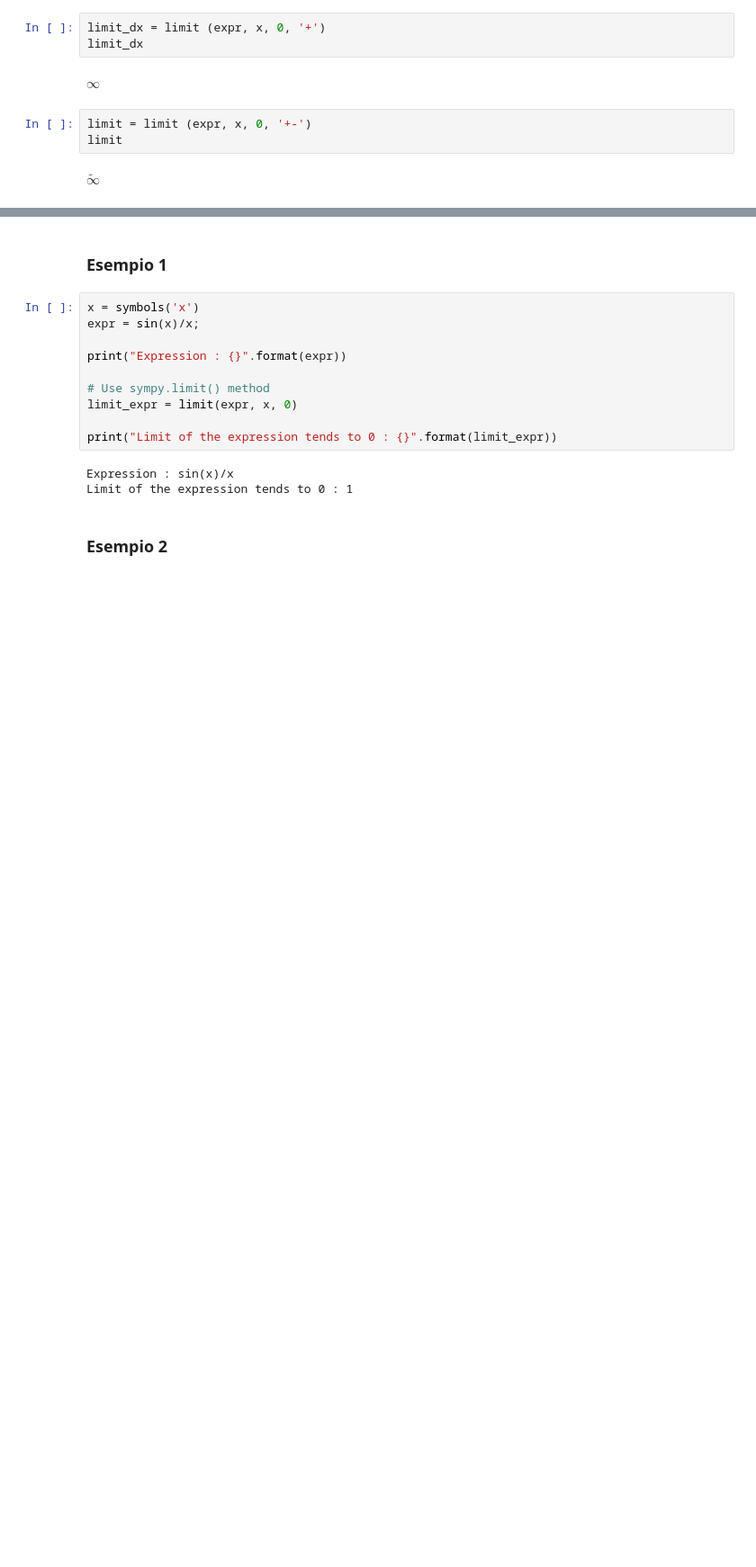
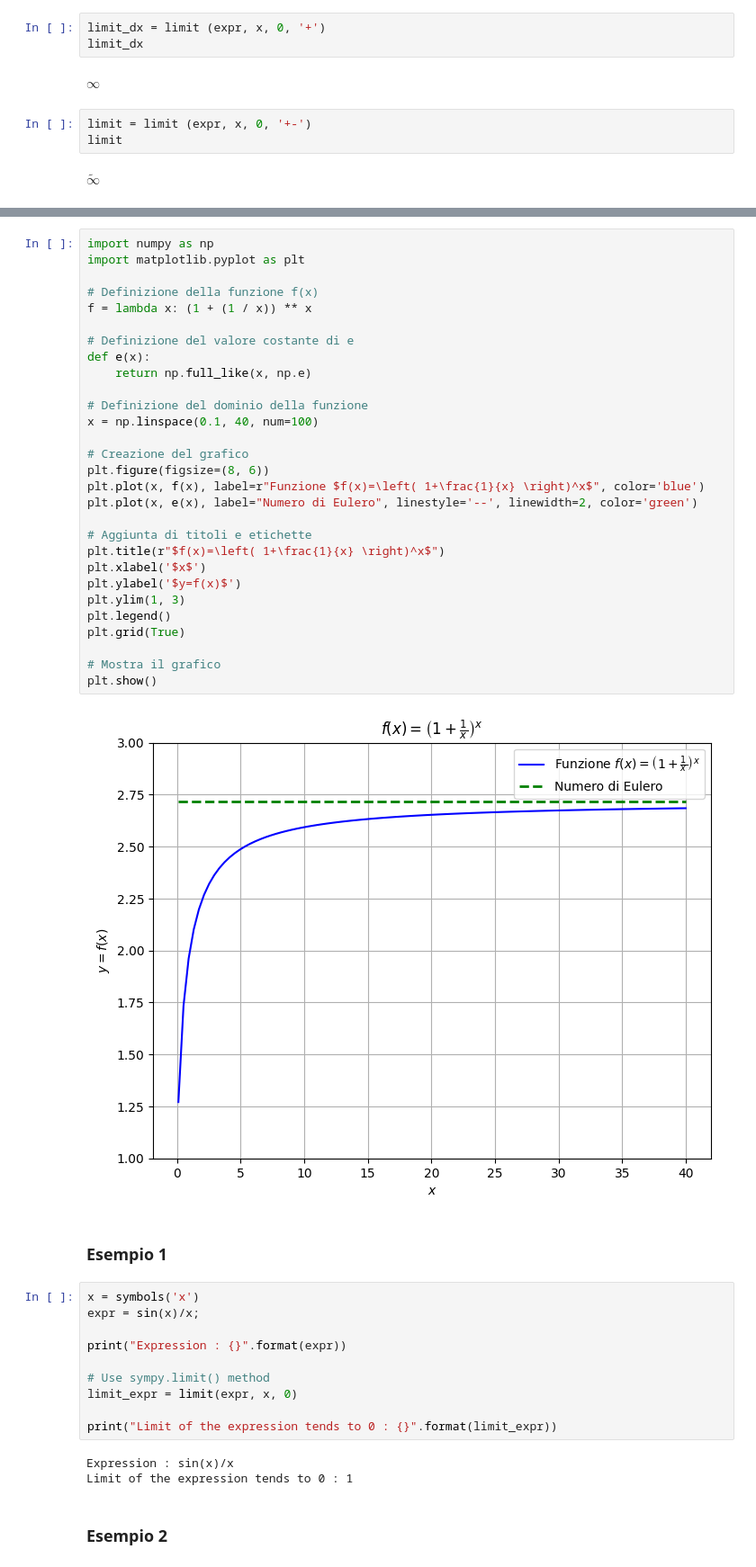
Before and after one commit to gianlukas/modellazioneSistIng, a Jupyter notebook: 3_1_Limiti_NOsoluzione.ipynb, the cells around one changed output, grey strips where cells are left out. Shown: that part at 90% size. Saved outputs shown, nothing was run; the diff lists cells and outputs as text; blank space fills up the shorter version.

```diff
--- a/3_1_Limiti_NOsoluzione.ipynb
+++ b/3_1_Limiti_NOsoluzione.ipynb
@@ -96,3 +105,34 @@ $\displaystyle \tilde{\infty}$
+# %%
+import numpy as np
+import matplotlib.pyplot as plt
+
+# Definizione della funzione f(x)
+f = lambda x: (1 + (1 / x)) ** x
+
+# Definizione del valore costante di e
+def e(x):
+    return np.full_like(x, np.e)
+
+# Definizione del dominio della funzione
+x = np.linspace(0.1, 40, num=100)
+
+# Creazione del grafico
+plt.figure(figsize=(8, 6))
+plt.plot(x, f(x), label=r"Funzione $f(x)=\left( 1+\frac{1}{x} \right)^x$", color='blue')
+plt.plot(x, e(x), label="Numero di Eulero", linestyle='--', linewidth=2, color='green')
+
+# Aggiunta di titoli e etichette
+plt.title(r"$f(x)=\left( 1+\frac{1}{x} \right)^x$")
+plt.xlabel('$x$')
+plt.ylabel('$y=f(x)$')
+plt.ylim(1, 3)
+plt.legend()
+plt.grid(True)
+
+# Mostra il grafico
+plt.show()
+# %% [output]
+[figure, added]
 # %% [markdown]
 ### Esempio 1
 # %%
```
Also changed, not shown: parts of 7 cells of this notebook.
